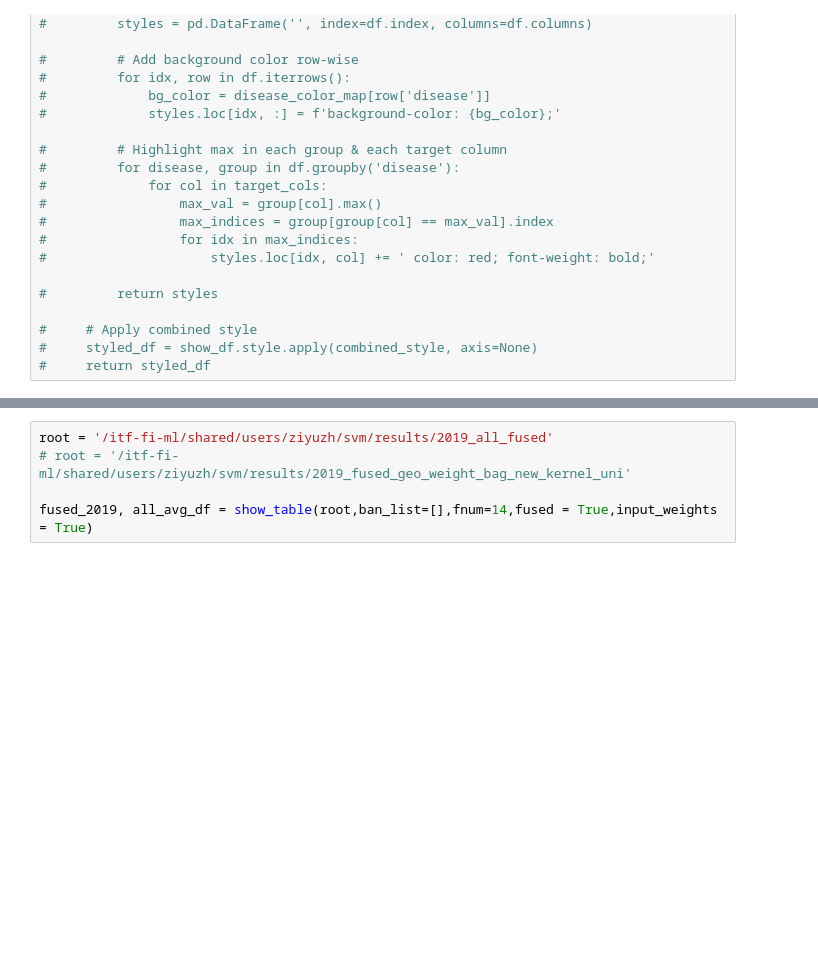
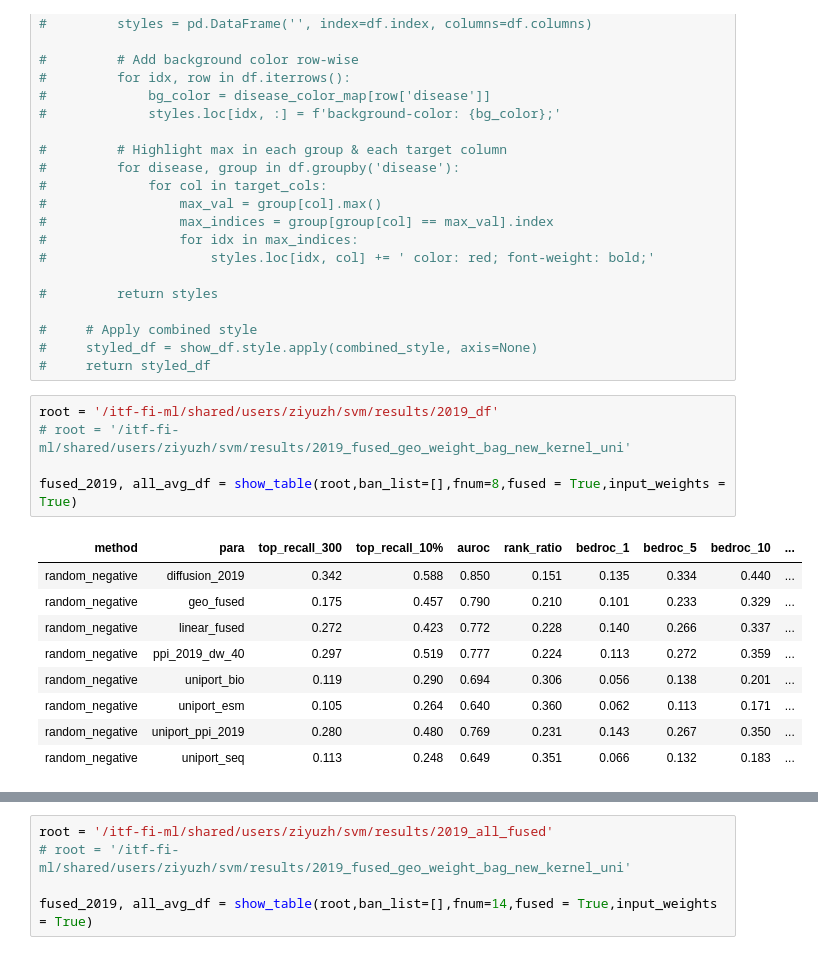
Before and after one commit to ZiyuZhang1/svm, a Jupyter notebook: codes/results_analysis_clear.ipynb, the cells around one changed output, grey strips where cells are left out. Cells and saved outputs as stored; diff of their text form; blank space fills up the shorter version.

Commit message:
diffusion and nosiy or

```diff
--- a/codes/results_analysis_clear.ipynb
+++ b/codes/results_analysis_clear.ipynb
@@ -314,3 +314,18 @@ def disease_catygory(results):
 #     # Apply combined style
 #     styled_df = show_df.style.apply(combined_style, axis=None)
 #     return styled_df
+# %%
+root = '/itf-fi-ml/shared/users/ziyuzh/svm/results/2019_df'
+# root = '/itf-fi-ml/shared/users/ziyuzh/svm/results/2019_fused_geo_weight_bag_new_kernel_uni'
+
+fused_2019, all_avg_df = show_table(root,ban_list=[],fnum=8,fused = True,input_weights = True)
+# %% [output]
+| method | para | top_recall_300 | top_recall_10% | auroc | rank_ratio | bedroc_1 | bedroc_5 | bedroc_10 | ... |
+| random_negative | diffusion_2019 | 0.342 | 0.588 | 0.850 | 0.151 | 0.135 | 0.334 | 0.440 | ... |
+| random_negative | geo_fused | 0.175 | 0.457 | 0.790 | 0.210 | 0.101 | 0.233 | 0.329 | ... |
+| random_negative | linear_fused | 0.272 | 0.423 | 0.772 | 0.228 | 0.140 | 0.266 | 0.337 | ... |
+| random_negative | ppi_2019_dw_40 | 0.297 | 0.519 | 0.777 | 0.224 | 0.113 | 0.272 | 0.359 | ... |
+| random_negative | uniport_bio | 0.119 | 0.290 | 0.694 | 0.306 | 0.056 | 0.138 | 0.201 | ... |
+| random_negative | uniport_esm | 0.105 | 0.264 | 0.640 | 0.360 | 0.062 | 0.113 | 0.171 | ... |
+| random_negative | uniport_ppi_2019 | 0.280 | 0.480 | 0.769 | 0.231 | 0.143 | 0.267 | 0.350 | ... |
+| random_negative | uniport_seq | 0.113 | 0.248 | 0.649 | 0.351 | 0.066 | 0.132 | 0.183 | ... |
```
Also changed, not shown: parts of 1 cell of this notebook, 27 other files.
